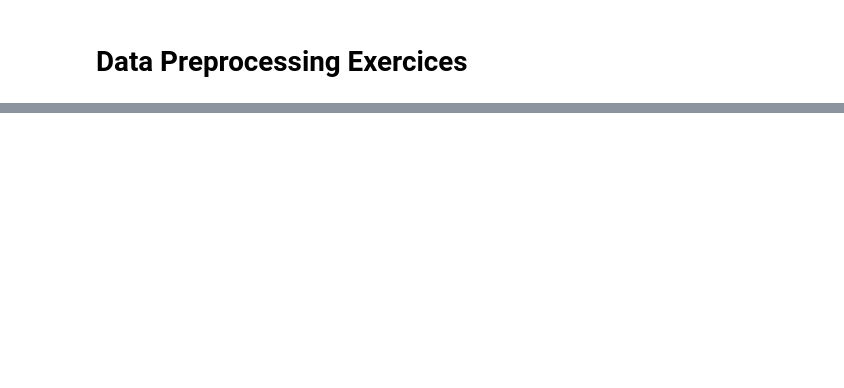
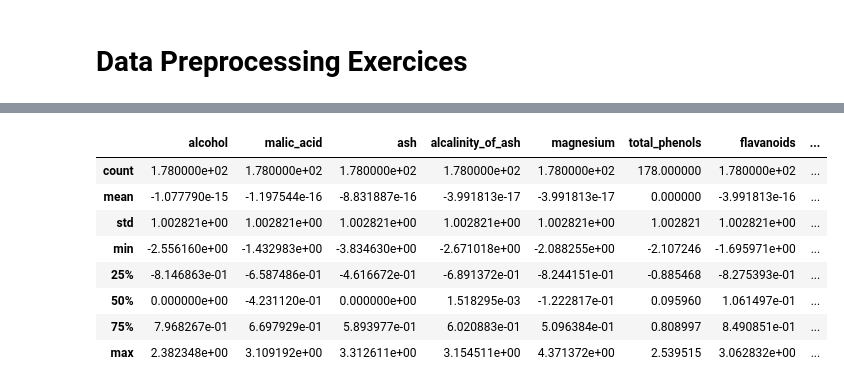
Before and after one commit to LCDA-UCP/ml-hands-on, a Jupyter notebook: exercises/session04/exercises.ipynb, the cells around one changed output, grey strips where cells are left out. Cells and saved outputs as stored; diff of their text form; code cells hidden in the pictures; blank space fills up the shorter version.

```diff
--- a/exercises/session04/exercises.ipynb
+++ b/exercises/session04/exercises.ipynb
@@ -12,3 +63,8 @@
 # %%
 # scale the dataset using two different scaling methods
-# add code here
+#   #######StandardScaler##########
+from sklearn.preprocessing import StandardScaler
+scaler = StandardScaler()
+df_Standard = scaler.fit_transform(df)
+df_Standard = pd.DataFrame(df_Standard, columns=df.columns)
+df_Standard.head()
@@ -15,2 +78,12 @@
 # %%
-# add code here
+df_Standard.describe()
+# %% [output]
+|  | alcohol | malic_acid | ash | alcalinity_of_ash | magnesium | total_phenols | flavanoids | ... |
+| count | 1.780000e+02 | 1.780000e+02 | 1.780000e+02 | 1.780000e+02 | 1.780000e+02 | 178.000000 | 1.780000e+02 | ... |
+| mean | -1.077790e-15 | -1.197544e-16 | -8.831887e-16 | -3.991813e-17 | -3.991813e-17 | 0.000000 | -3.991813e-16 | ... |
+| std | 1.002821e+00 | 1.002821e+00 | 1.002821e+00 | 1.002821e+00 | 1.002821e+00 | 1.002821 | 1.002821e+00 | ... |
+| min | -2.556160e+00 | -1.432983e+00 | -3.834630e+00 | -2.671018e+00 | -2.088255e+00 | -2.107246 | -1.695971e+00 | ... |
+| 25% | -8.146863e-01 | -6.587486e-01 | -4.616672e-01 | -6.891372e-01 | -8.244151e-01 | -0.885468 | -8.275393e-01 | ... |
+| 50% | 0.000000e+00 | -4.231120e-01 | 0.000000e+00 | 1.518295e-03 | -1.222817e-01 | 0.095960 | 1.061497e-01 | ... |
+| 75% | 7.968267e-01 | 6.697929e-01 | 5.893977e-01 | 6.020883e-01 | 5.096384e-01 | 0.808997 | 8.490851e-01 | ... |
+| max | 2.382348e+00 | 3.109192e+00 | 3.312611e+00 | 3.154511e+00 | 4.371372e+00 | 2.539515 | 3.062832e+00 | ... |
```
Also changed, not shown: parts of 14 cells of this notebook.
